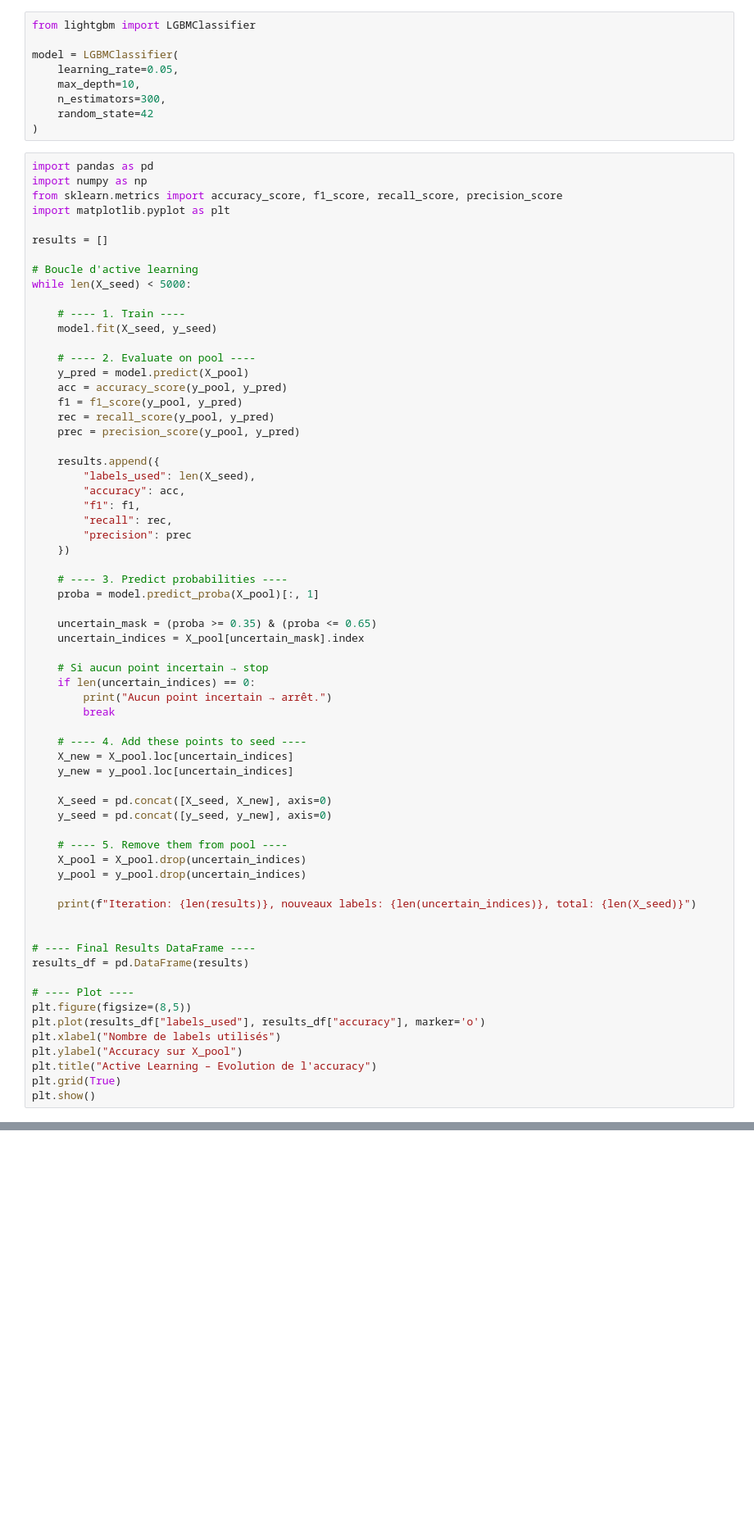
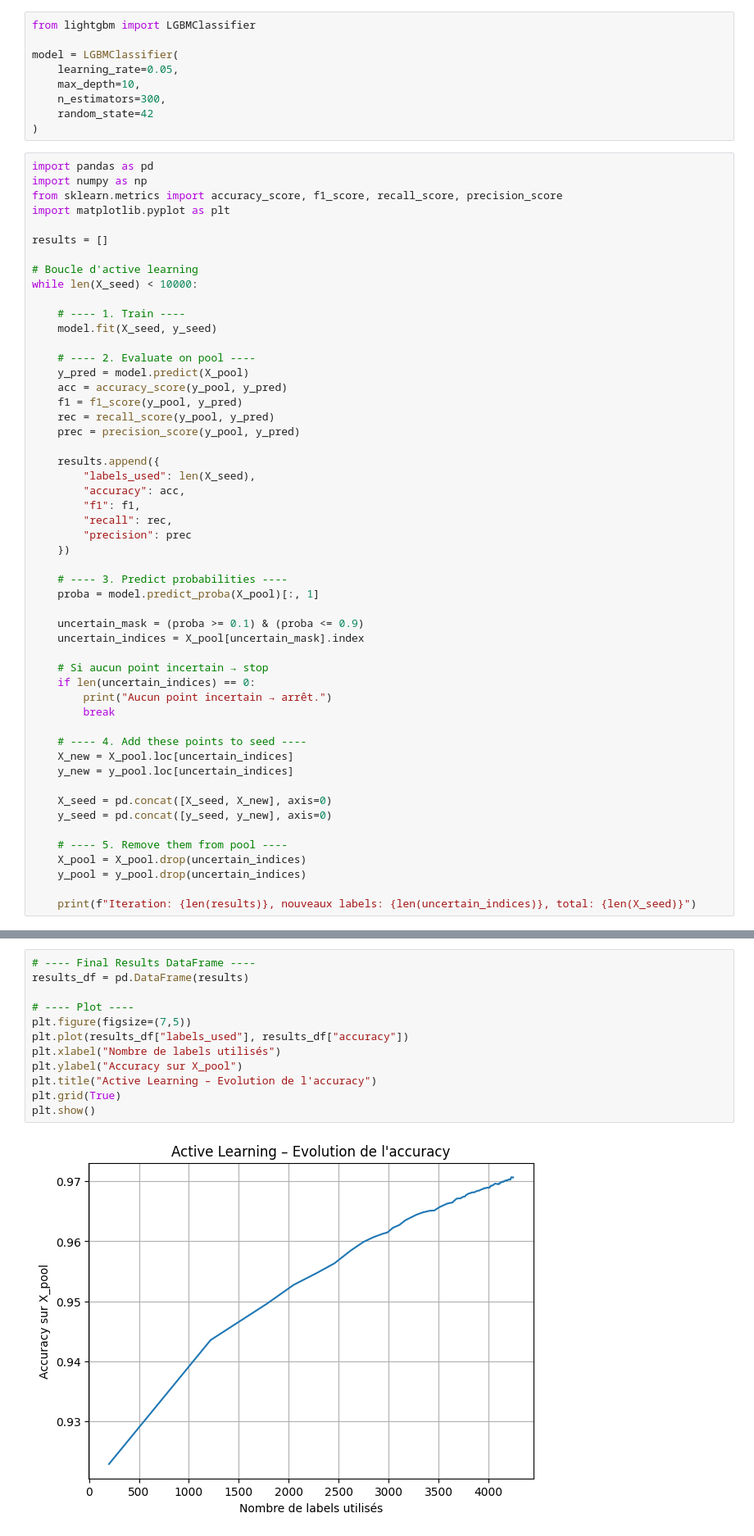
Before and after one commit to LarrySANDJO/PROJET_STATAPP, a Jupyter notebook: Notebooks/Active_Learning.ipynb, the cells around one changed output, grey strips where cells are left out. Shown at 82% size. Saved outputs shown, nothing was run; the diff lists cells and outputs as text; blank space fills up the shorter version.

Commit message:
Active learning uncertainty sampling

```diff
--- a/Notebooks/Active_Learning.ipynb
+++ b/Notebooks/Active_Learning.ipynb
@@ -96,7 +96,7 @@ import matplotlib.pyplot as plt
 results = []
 
 # Boucle d'active learning
-while len(X_seed) < 5000:
+while len(X_seed) < 10000:
 
     # ---- 1. Train ----
     model.fit(X_seed, y_seed)
@@ -119,7 +119,7 @@ while len(X_seed) < 5000:
     # ---- 3. Predict probabilities ----
     proba = model.predict_proba(X_pool)[:, 1]
 
-    uncertain_mask = (proba >= 0.35) & (proba <= 0.65)
+    uncertain_mask = (proba >= 0.1) & (proba <= 0.9)
     uncertain_indices = X_pool[uncertain_mask].index
 
     # Si aucun point incertain → stop
@@ -139,18 +139,5 @@ while len(X_seed) < 5000:
     y_pool = y_pool.drop(uncertain_indices)
 
     print(f"Iteration: {len(results)}, nouveaux labels: {len(uncertain_indices)}, total: {len(X_seed)}")
-
-
-# ---- Final Results DataFrame ----
-results_df = pd.DataFrame(results)
-
-# ---- Plot ----
-plt.figure(figsize=(8,5))
-plt.plot(results_df["labels_used"], results_df["accuracy"], marker='o')
-plt.xlabel("Nombre de labels utilisés")
-plt.ylabel("Accuracy sur X_pool")
-plt.title("Active Learning – Evolution de l'accuracy")
-plt.grid(True)
-plt.show()
 # %% [output]
 [LightGBM] [Info] Number of positive: 12, number of negative: 188
@@ -173,0 +160,14 @@ You can set `force_col_wise=true` to remove the overhead.
+# %%
+# ---- Final Results DataFrame ----
+results_df = pd.DataFrame(results)
+
+# ---- Plot ----
+plt.figure(figsize=(7,5))
+plt.plot(results_df["labels_used"], results_df["accuracy"])
+plt.xlabel("Nombre de labels utilisés")
+plt.ylabel("Accuracy sur X_pool")
+plt.title("Active Learning – Evolution de l'accuracy")
+plt.grid(True)
+plt.show()
+# %% [output]
+[figure, added]
```
Also changed, not shown: parts of 2 cells of this notebook.
